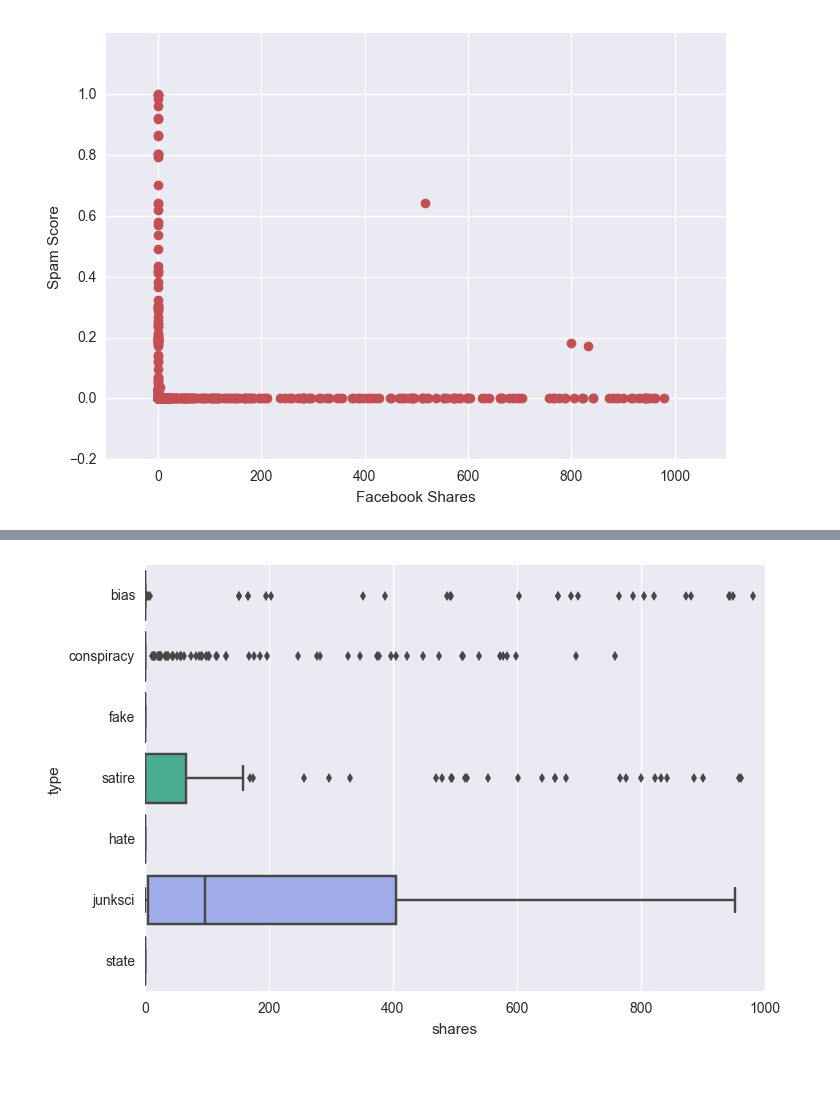
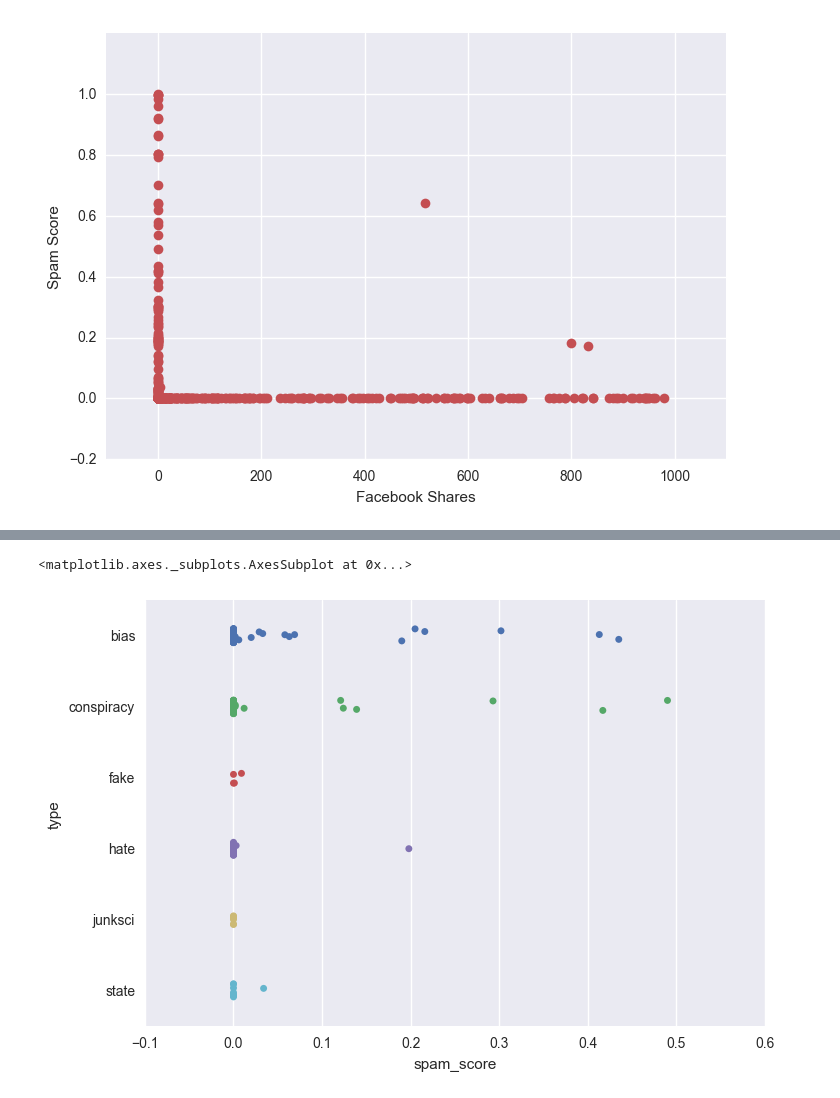
Before and after one commit to cjarmbrust1/cosc4931-introdatascience, a Jupyter notebook: Fake_News.ipynb, the cells around one changed output, grey strips where cells are left out. Saved outputs shown, nothing was run; the diff lists cells and outputs as text; code cells hidden in the pictures.

```diff
--- a/Fake_News.ipynb
+++ b/Fake_News.ipynb
@@ -30,4 +40,5 @@ df=pd.read_csv('Desktop/fake.csv',sep=",",header='infer')
 # %%
+df = df.reset_index(drop=True)
 df.dtypes
 #list out the column values
 # %% [output]
@@ -57,3 +67,0 @@ df.groupby(['type']).size().plot(kind='bar')
-# %%
-df = df[df.type.values != 'bs']
-#the bs type are all the unclassified articles, so throw this out of the dataset
@@ -116,0 +180,34 @@ plt.show()
+# %%
+for y in range(0, len(df)):
+    if df.shares[y] < 46 :
+        df.set_value(y,'popular', '0')
+    else:
+        df.set_value(y,'popular', '1')
+
+for y in range(0, len(df)):
+    s = str(df['title'][y]).lower()
+    if "trump" not in s:
+        df.set_value(y,'trump_title', '0')
+    else:
+        df.set_value(y,'trump_title', '1')
+
+for y in range(0, len(df)):
+    s = str(df['title'][y]).lower()
+    if "hillary" not in s:
+        df.set_value(y,'hillary_title', '0')
+    else:
+        df.set_value(y,'hillary_title', '1')
+
+for y in range(0, len(df)):
+    s = str(df['text'][y]).lower()
+    if "trump" not in s:
+        df.set_value(y,'trump_text', '0')
+    else:
+        df.set_value(y,'trump_text', '1')
+
+for y in range(0, len(df)):
+    s = str(df['text'][y]).lower()
+    if "hillary" not in s:
+        df.set_value(y,'hillary_text', '0')
+    else:
+        df.set_value(y,'hillary_text', '1')
@@ -116,0 +239,3 @@ plt.show()
+# %%
+df_trump_hillary_title = ((df.loc[(df['trump_title'] == '1') & (df["hillary_title"] == '1')]))
+df_trump_hillary_text = ((df.loc[(df['trump_text'] == '1') & (df["hillary_text"] == '1')]))
@@ -117,4 +262,5 @@ plt.show()
 # %%
-sns.boxplot(x="shares", y="type", data=df);
+sns.stripplot(x="spam_score",y="type",data=df_trump_hillary_text,jitter=1)
 # %% [output]
+<matplotlib.axes._subplots.AxesSubplot at 0x...>
-[figure, old version]
+[figure, new version]
```
Also changed, not shown: parts of 35 cells of this notebook.
